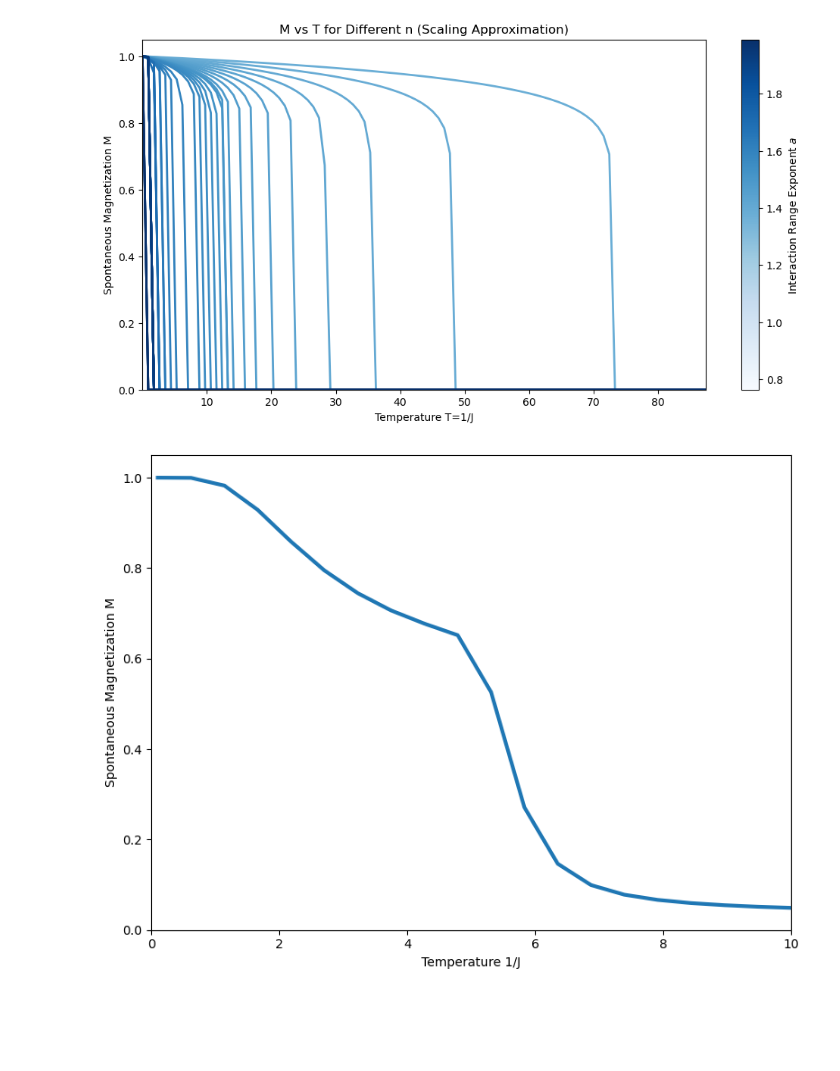
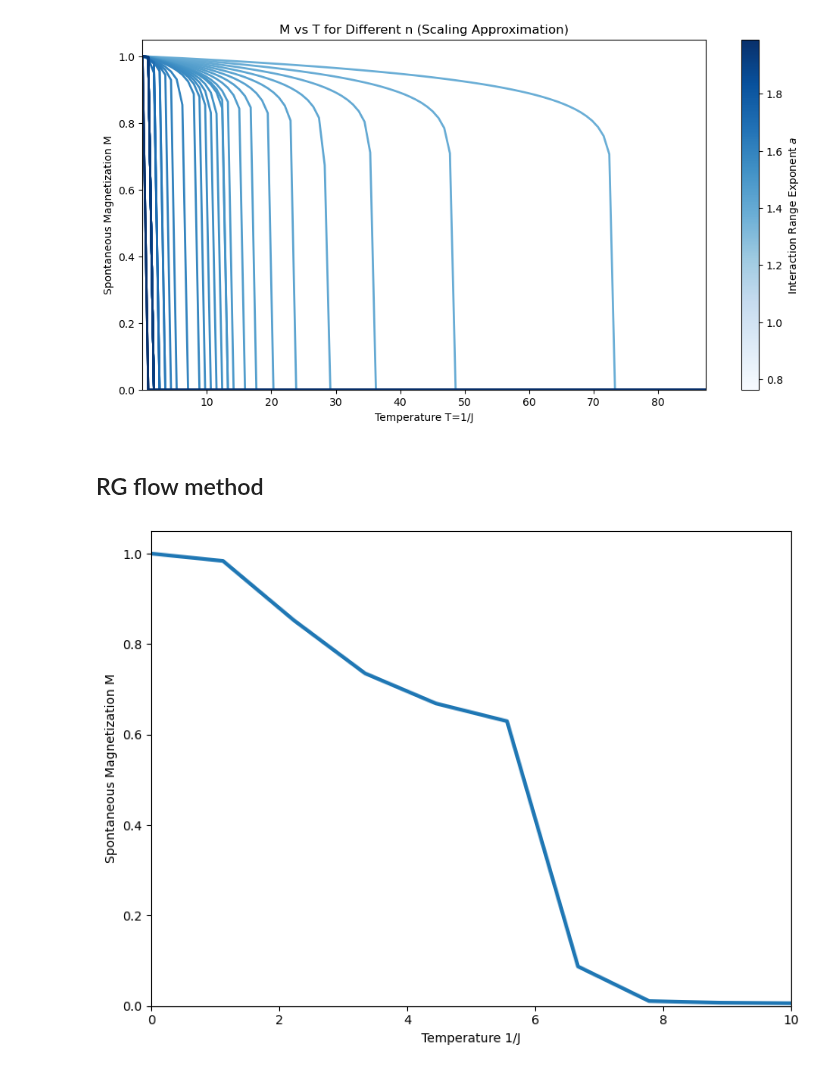
Before and after one commit to erbilcanartun/long-range-ising-chain, a Jupyter notebook: notebooks/magnetic_field.ipynb, the cells around one changed output. Drawn from its saved outputs; the diff is of its cells as text; code cells hidden in the pictures; blank space fills up the shorter version.

```diff
--- a/notebooks/magnetic_field.ipynb
+++ b/notebooks/magnetic_field.ipynb
@@ -251,7 +253,7 @@ J_fixed = all_Js[-1]
 J_func_fixed = lambda d: J_fixed[d-1] if 1 <= d <= max_k else mp.mpf(0)
 
 h_small = mp.mpf('1e-30')
-H_prime = compute_H_prime_func(J_func_fixed, h_small)
+H_prime = compute_H_prime_func(4, J_func_fixed, h_small)
 dyh = H_prime / h_small
 yH = float(mp.log(dyh) / mp.log(mp.mpf('3')))
 
@@ -408,0 +467,28 @@ print(f"∂H'/∂H at J0={J0_low_T} (low temperature) for n={n}: {dH_prime_dH:.6
+# %%
+# Parameters
+n = 1.0
+max_k = 1000000
+num_steps = 10
+h_small = mp.mpf('1e-30')
+
+# Compute dH'_i/dH_i for each T
+T_values = np.linspace(5, 8.0, 5)
+dH_dH_values = []
+for T in T_values:
+    J0 = 1.0 / T
+    dH_prime_dH = compute_dH_prime_dH(J0, n, max_k, num_steps, h_small)
+    dH_dH_values.append(float(dH_prime_dH))
+
+# Plot
+plt.figure(figsize=(8, 6))
+plt.plot(T_values, dH_dH_values, label=f'n={n}', marker='o')
+plt.xlabel('Temperature T')
+plt.ylabel('∂H\'/∂H (5th RG step)')
+#plt.title('∂H\'/∂H vs T for n=1')
+plt.axvline(x=Tc, color='r', linestyle='--', label=f'$T_c$ ≈ {Tc:.3f}')
+plt.xlim(0, max(T_values))
+#plt.set_ylim(0, 1.05)
+plt.legend()
+plt.grid(False)
+#plt.savefig(f'../figures/derivativeH_n{n}.png')
+plt.show()
@@ -553,13 +657,16 @@ ax.grid(False)
 plt.show()
 # %% [output]
 [figure]
+# %% [markdown]
+## RG flow method
 # %%
 from tqdm import tqdm
+import matplotlib.pyplot as plt
 
 # Parameters
 n = 1
-max_k = 5000  # Small for feasibility
-num_steps = 5  # Small for feasibility
+max_k = 50000  # Small for feasibility
+num_steps = 8  # Small for feasibility
 h_small = mp.mpf('1e-30')
 b = 3
 d = 1
@@ -569,32 +676,32 @@ def is_ordered(J0, n, max_k, num_steps):
     all_Js, _ = generate_rg_flow(J0, n, max_k, num_steps)
     J_final = all_Js[-1][0]
     J_initial = all_Js[0][0]
     return float(J_final) > float(J_initial)
 
 # Compute M for T values
-T_values = np.linspace(0.1, 10.0, 20)
+T_values = np.linspace(0.01, 10, 10)
 M_values = []
 
 for i, T in enumerate(tqdm(T_values)):
     J0 = 1.0 / T
     #if is_ordered(J0, n, max_k, num_steps):
     M = compute_magnetization(J0, n, max_k, num_steps, h_small, b, d, M_k)
     #else:
     #    M = 0.0
     M_values.append(M)
 
 # Plot
 fig, ax = plt.subplots(figsize=(8, 6))
 ax.plot(T_values, M_values, linewidth=3, label=f'n={n}')
 #ax.axvline(x=Tc, color='r', linestyle='--', alpha=0.5, label=f'$T_c$≈{Tc:.2f}')
 ax.set_xlabel('Temperature 1/J')
 ax.set_ylabel('Spontaneous Magnetization M')
 ax.set_xlim(0, max(T_values))
 ax.set_ylim(0, 1.05)
 #ax.legend()
 ax.grid(False)
 plt.tight_layout()
 #plt.savefig(f'../figures/magnetization_n{n}.png')
 plt.show()
 # %% [output]
-[figure, old version]
+[figure, new version]
```
Also changed, not shown: parts of 19 cells of this notebook, 18 other files.
